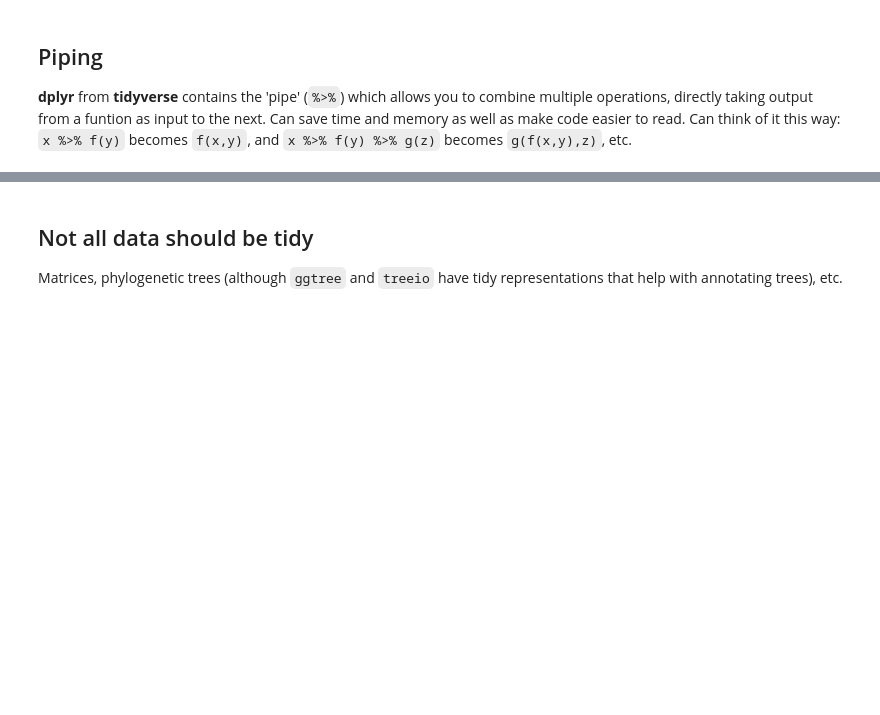
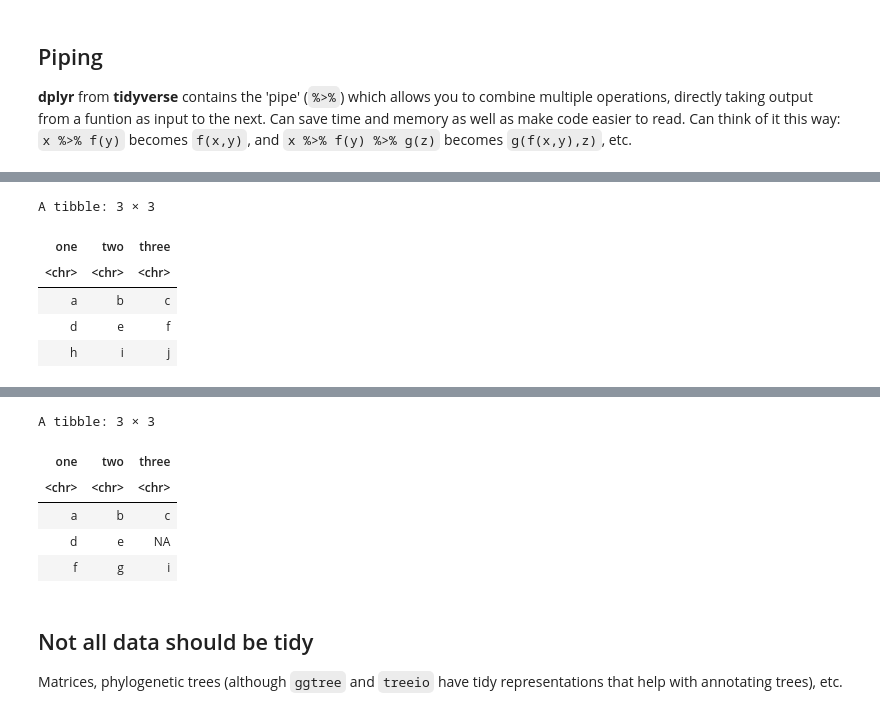
Before and after one commit to compbiocore/tidyverse-workshop, a Jupyter notebook: notebooks/workshop.ipynb, the cells around one changed output, grey strips where cells are left out. Cells and saved outputs as stored; diff of their text form; code cells hidden in the pictures; blank space fills up the shorter version.

```diff
--- a/notebooks/workshop.ipynb
+++ b/notebooks/workshop.ipynb
@@ -296,0 +394,7 @@ unite(sep, makemodel, make, model, sep=' ') %>%
+# %%
+tibble(x = c("a,b,c", "d,e,f,g", "h,i,j")) %>%
+  separate(x, c("one", "two", "three"))
+
+tibble(x = c("a,b,c", "d,e", "f,g,i")) %>%
+  separate(x, c("one", "two", "three"))
+# %% [output]
@@ -296,0 +403,6 @@ unite(sep, makemodel, make, model, sep=' ') %>%
+A tibble: 3 × 3
+| one | two | three |
+| <chr> | <chr> | <chr> |
+| a | b | c |
+| d | e | f |
+| h | i | j |
@@ -297,3 +411,9 @@ unite(sep, makemodel, make, model, sep=' ') %>%
+A tibble: 3 × 3
+| one | two | three |
+| <chr> | <chr> | <chr> |
+| a | b | c |
+| d | e | NA |
+| f | g | i |
 # %% [markdown]
 ## Not all data should be tidy
 
```
Also changed, not shown: parts of 109 cells of this notebook, 7 other files.
